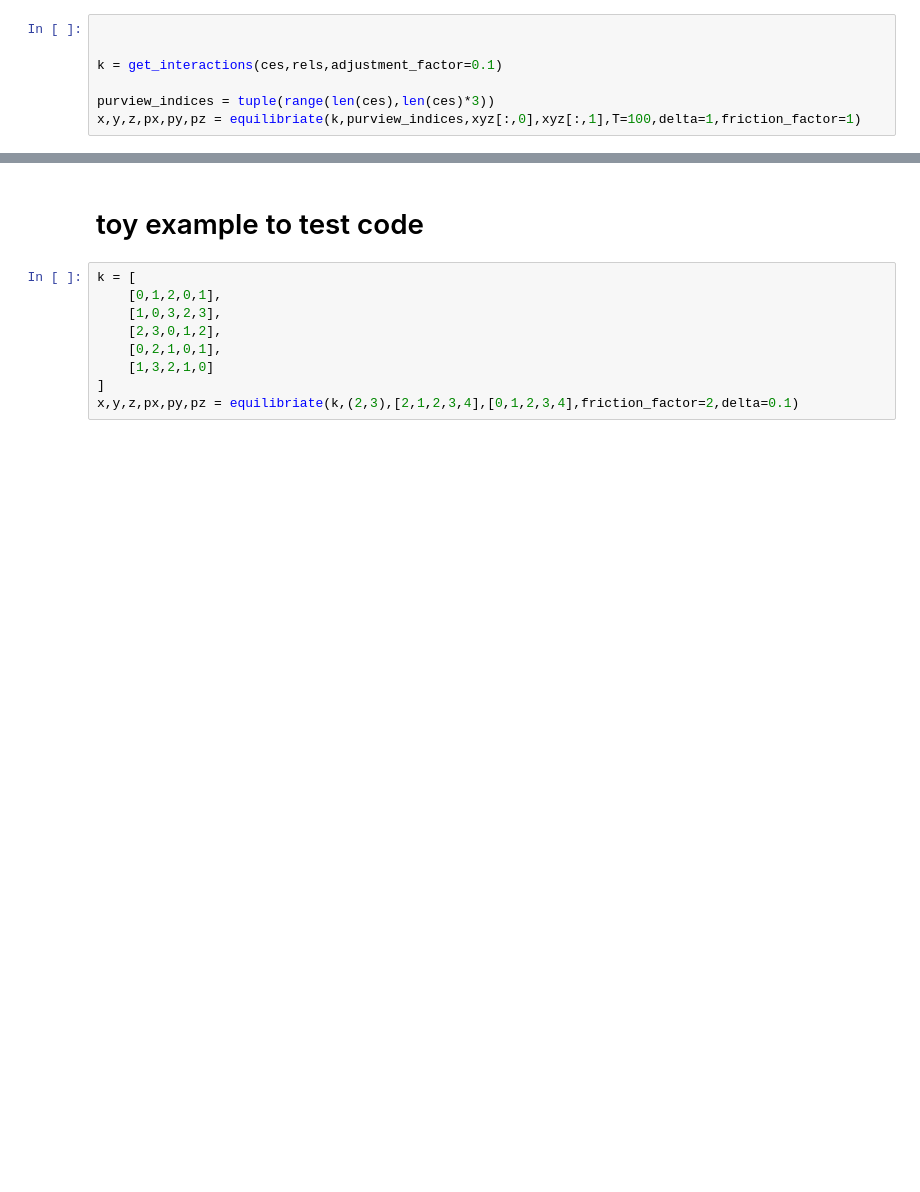
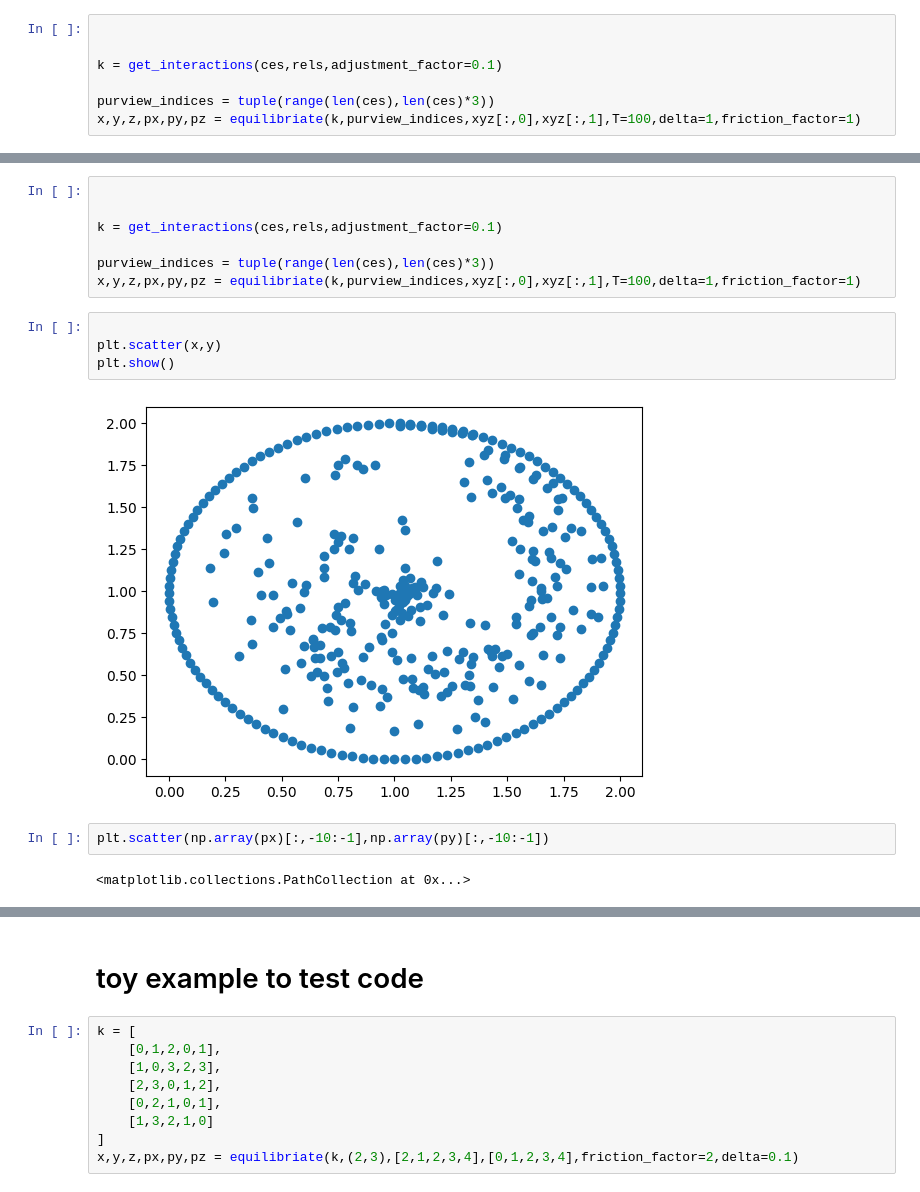
Before and after one commit to matteograsso/pyphi, a Jupyter notebook: spring_plots/spring_plots.ipynb, the cells around one changed output, grey strips where cells are left out. Drawn from its saved outputs; the diff is of its cells as text; blank space fills up the shorter version.

```diff
--- a/spring_plots/spring_plots.ipynb
+++ b/spring_plots/spring_plots.ipynb
@@ -252,0 +414,17 @@ fig = viz.plot_ces_epicycles(system,ces,rels,network_name='space_spring_2rels_5k
+# %%
+
+
+k = get_interactions(ces,rels,adjustment_factor=0.1)
+
+purview_indices = tuple(range(len(ces),len(ces)*3))
+x,y,z,px,py,pz = equilibriate(k,purview_indices,xyz[:,0],xyz[:,1],T=100,delta=1,friction_factor=1)
+# %%
+
+plt.scatter(x,y)
+plt.show()
+# %% [output]
+[figure, added]
+# %%
+plt.scatter(np.array(px)[:,-10:-1],np.array(py)[:,-10:-1])
+# %% [output]
+<matplotlib.collections.PathCollection at 0x...>
```
Also changed, not shown: parts of 26 cells of this notebook, 1 other file.
